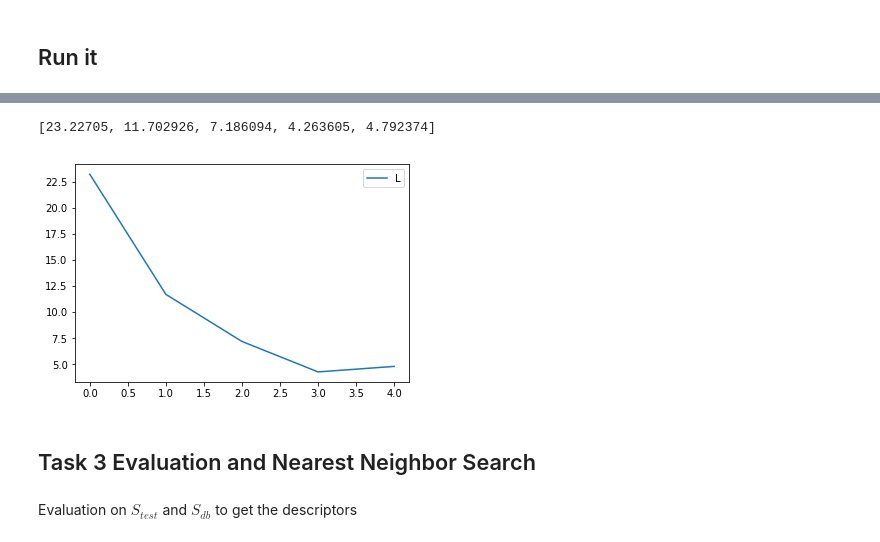
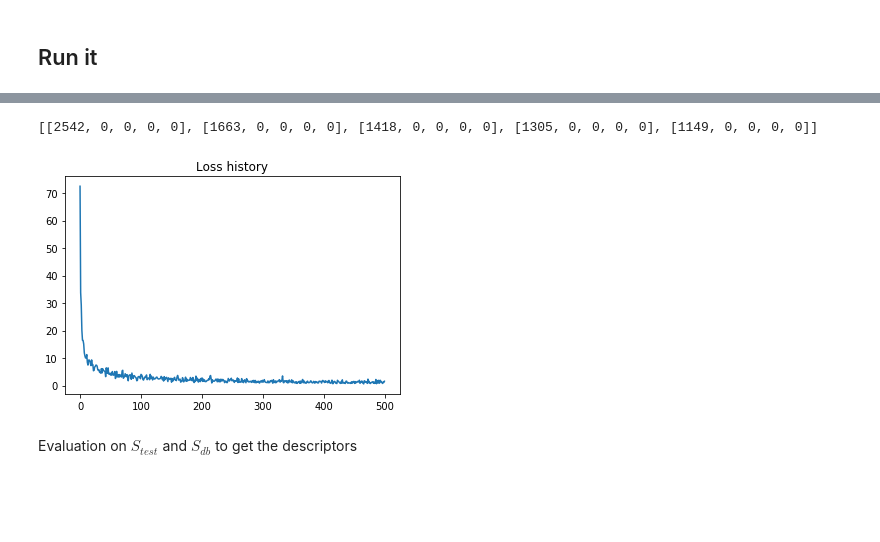
Before and after one commit to Zhuyue0324/TDCV, a Jupyter notebook: ex3/TDCVex3.ipynb, the cells around one changed output, grey strips where cells are left out. Saved outputs shown, nothing was run; the diff lists cells and outputs as text; code cells hidden in the pictures; blank space fills up the shorter version.

Commit message:
evaluation moved to function and done every 1000 epochs

```diff
--- a/ex3/TDCVex3.ipynb
+++ b/ex3/TDCVex3.ipynb
@@ -502,0 +508,28 @@ No pretrained weight found
+# %%
+def evaluate():
+    # compute features on DB points and test data
+    features_db = np.array([SESS.run([OUTPUT_LAYER], feed_dict={INPUT_LAYER: [image]})[0][0] for image in S_DB.images])
+    features_test = np.array([SESS.run([OUTPUT_LAYER], feed_dict={INPUT_LAYER: [image]})[0][0] for image in S_TEST.images])
+
+    # find nearest neighbors of features_test in features_db
+    table = [[np.linalg.norm(features_test[i,:]-features_db[j,:])
+              for j in range(np.shape(features_db)[0])]
+            for i in range(np.shape(features_test)[0])]
+    indices = np.argmin(table, axis=1) # stores index of nearest neighbor
+    predicted_classes = [S_DB.classes[indices[i]] for i in range(len(indices))]
+
+    # return misclassification histogram
+    bins = [-1, 180, 40, 20, 10]
+    histogram = [0,0,0,0,0]
+    for i in range(np.shape(S_TEST.images)[0]):
+        angle_diff = 360 / np.pi * np.arccos(np.abs(
+            np.dot(S_TEST.quats[i], S_DB.quats[indices[i]])))
+        if predicted_classes[i] == S_TEST.classes[i]:
+            for t in range(len(bins[1:])):
+                if angle_diff < bins[t+1]:
+                    histogram[t+1] += 1
+                else:
+                    break
+        else:
+            histogram[0] += 1
+    return histogram
@@ -517,9 +554,9 @@ LOSS_HIST = [] # loss history
 HIST_HIST = [] # histograms history
 # %%
 #LOSS10=[]
-for epoch in range(50):
+for epoch in range(5000):
     #TODO: load data by batch here
-    batch = generate_batch(10)
+    batch = generate_batch(100)
     batch_images = []
     for anchor, puller, pusher in batch:
         batch_images.append(S_TRAIN.images[anchor])
@@ -533,6 +570,9 @@ for epoch in range(50):
     WRITER.add_summary(summary, epoch)
     if epoch % 10 == 0:
         LOSS_HIST.append(batchloss)
+        if epoch % 1000 == 0:
+            a = evaluate()
+            HIST_HIST.append([i for i in a])
     print("Batches: ", (epoch + 1), "\tloss =", "{:.3f}".format(batchloss), end="\r", flush=True)
 
 #save weight
@@ -544,14 +583,12 @@ Model saved in path: C:/Users/thomala/Documents/TDCV-misc/ex3/weights/model.ckpt
 # %%
-print(LOSS_HIST)
+print(HIST_HIST)
 # %% [output]
-[23.22705, 11.702926, 7.186094, 4.263605, 4.792374]
+[[2542, 0, 0, 0, 0], [1663, 0, 0, 0, 0], [1418, 0, 0, 0, 0], [1305, 0, 0, 0, 0], [1149, 0, 0, 0, 0]]
 # %%
 plt.plot(LOSS_HIST)
-plt.legend('Loss history')
+plt.title('Loss history')
 plt.show()
 # %% [output]
-[figure, old version]
+[figure, new version]
-# %% [markdown]
-## Task 3 Evaluation and Nearest Neighbor Search
 # %% [markdown]
 Evaluation on $S_{test}$ and $S_{db}$ to get the descriptors
```
Also changed, not shown: parts of 19 cells of this notebook.
